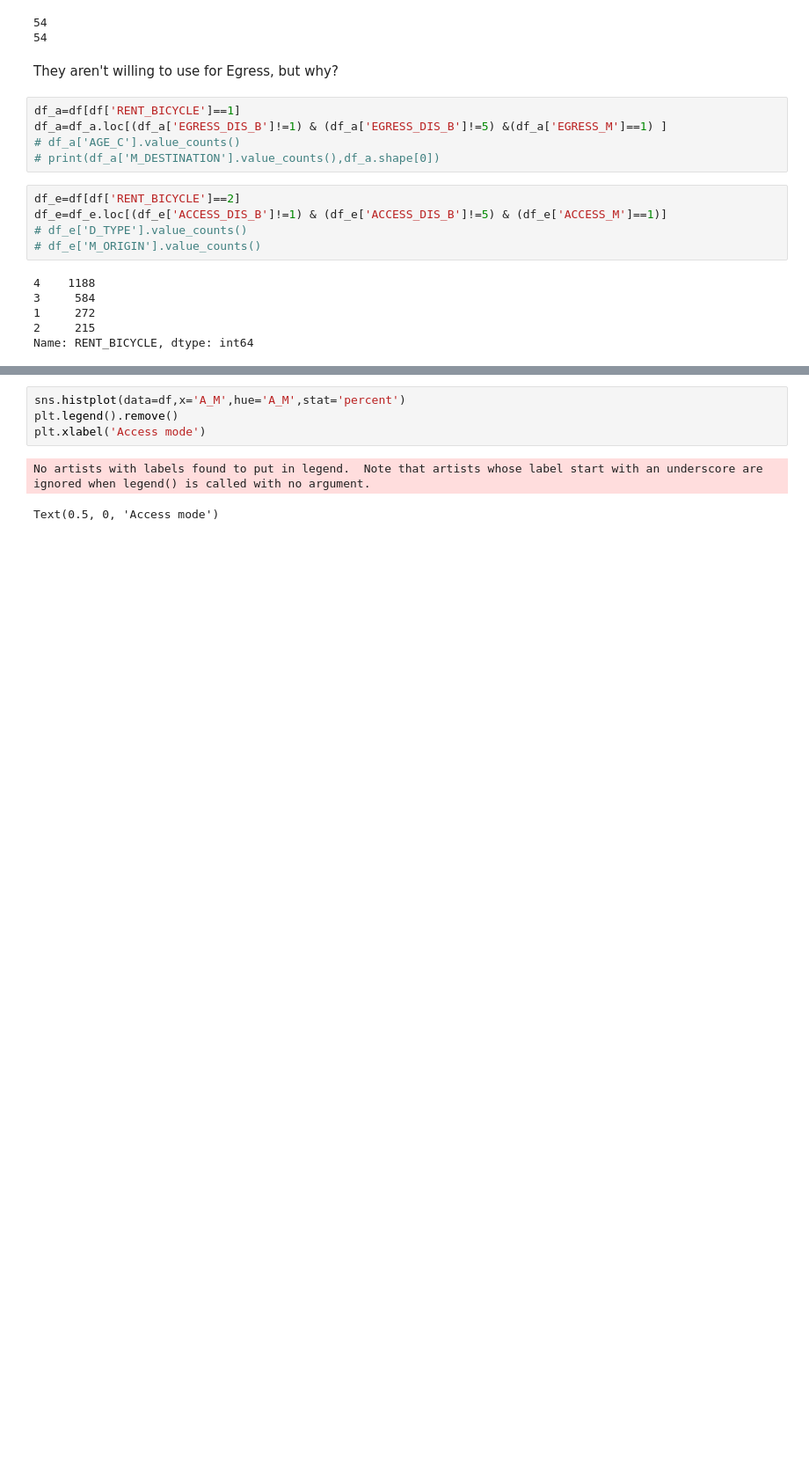
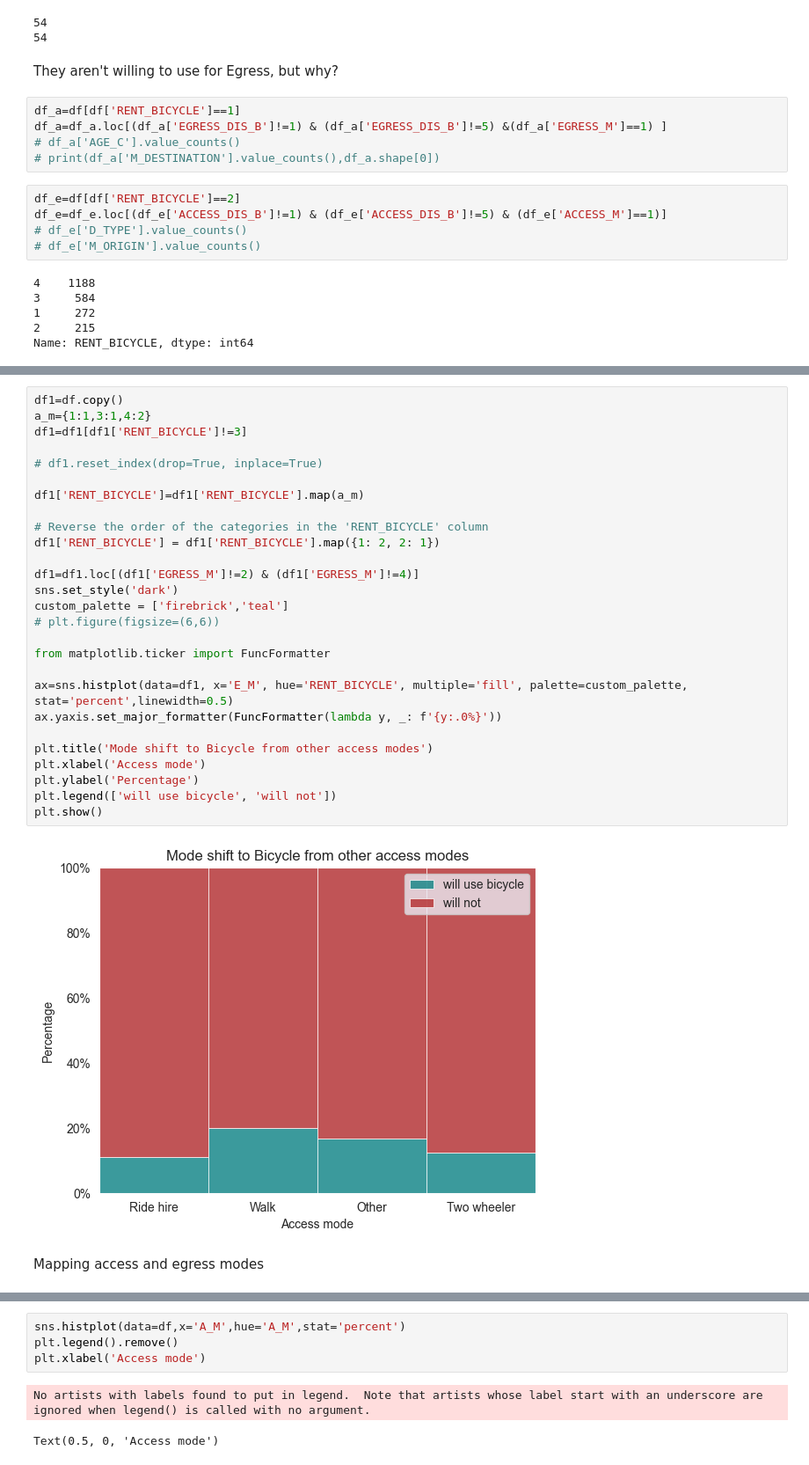
Before and after one commit to Gavaskar24/Metro, a Jupyter notebook: EDA.ipynb, the cells around one changed output, grey strips where cells are left out. Shown at 88% size. Drawn from its saved outputs; the diff is of its cells as text; blank space fills up the shorter version.

```diff
--- a/EDA.ipynb
+++ b/EDA.ipynb
@@ -1634,0 +1630,31 @@ plt.show()
+# %%
+df1=df.copy()
+a_m={1:1,3:1,4:2}
+df1=df1[df1['RENT_BICYCLE']!=3]
+
+# df1.reset_index(drop=True, inplace=True)
+
+df1['RENT_BICYCLE']=df1['RENT_BICYCLE'].map(a_m)
+
+# Reverse the order of the categories in the 'RENT_BICYCLE' column
+df1['RENT_BICYCLE'] = df1['RENT_BICYCLE'].map({1: 2, 2: 1})
+
+df1=df1.loc[(df1['EGRESS_M']!=2) & (df1['EGRESS_M']!=4)]
+sns.set_style('dark')
+custom_palette = ['firebrick','teal']
+# plt.figure(figsize=(6,6))
+
+from matplotlib.ticker import FuncFormatter
+
+ax=sns.histplot(data=df1, x='E_M', hue='RENT_BICYCLE', multiple='fill', palette=custom_palette, stat='percent',linewidth=0.5)
+ax.yaxis.set_major_formatter(FuncFormatter(lambda y, _: f'{y:.0%}'))
+
+plt.title('Mode shift to Bicycle from other access modes')
+plt.xlabel('Access mode')
+plt.ylabel('Percentage')
+plt.legend(['will use bicycle', 'will not'])
+plt.show()
+# %% [output]
+[figure, added]
+# %% [markdown]
+Mapping access and egress modes
```
Also changed, not shown: parts of 14 cells of this notebook.
